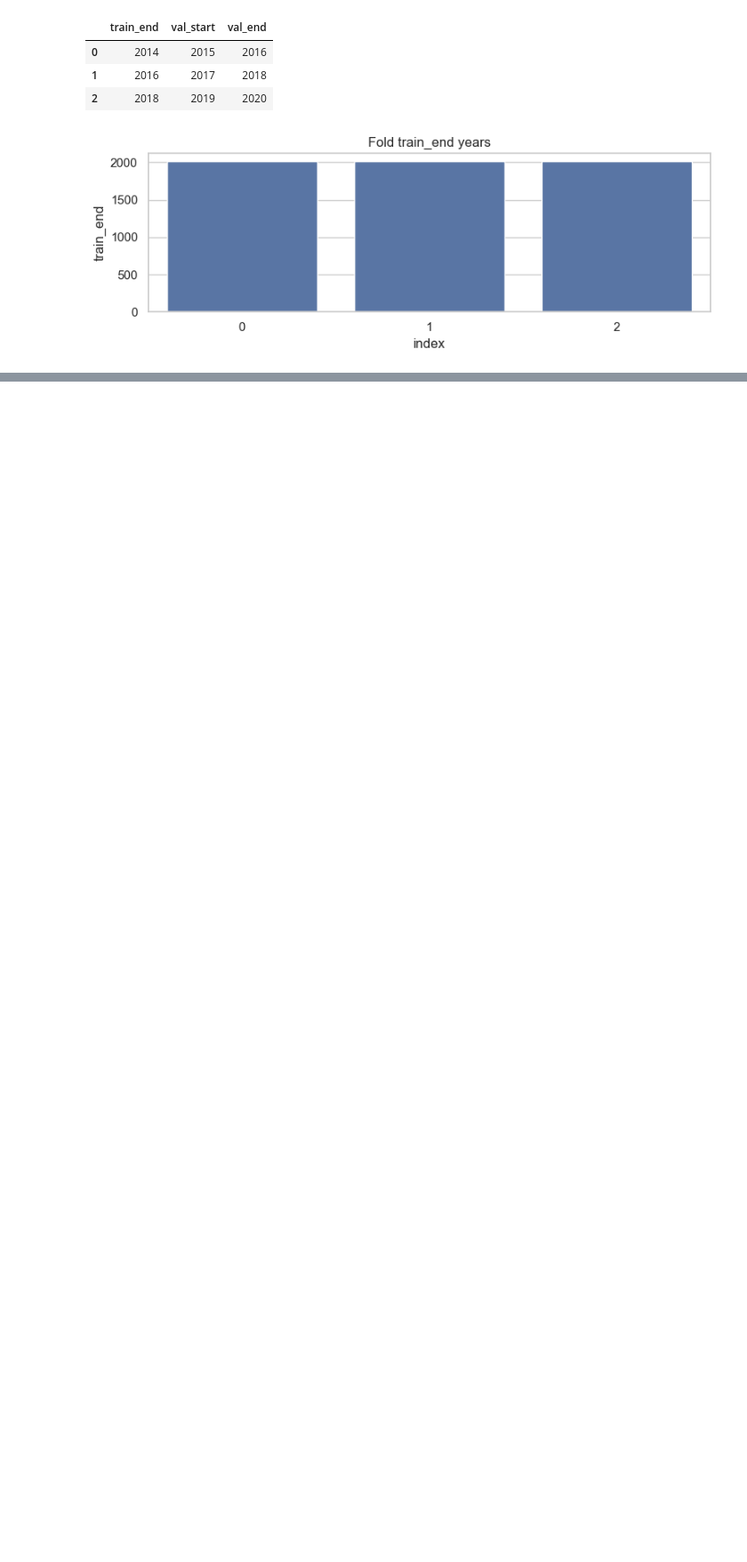
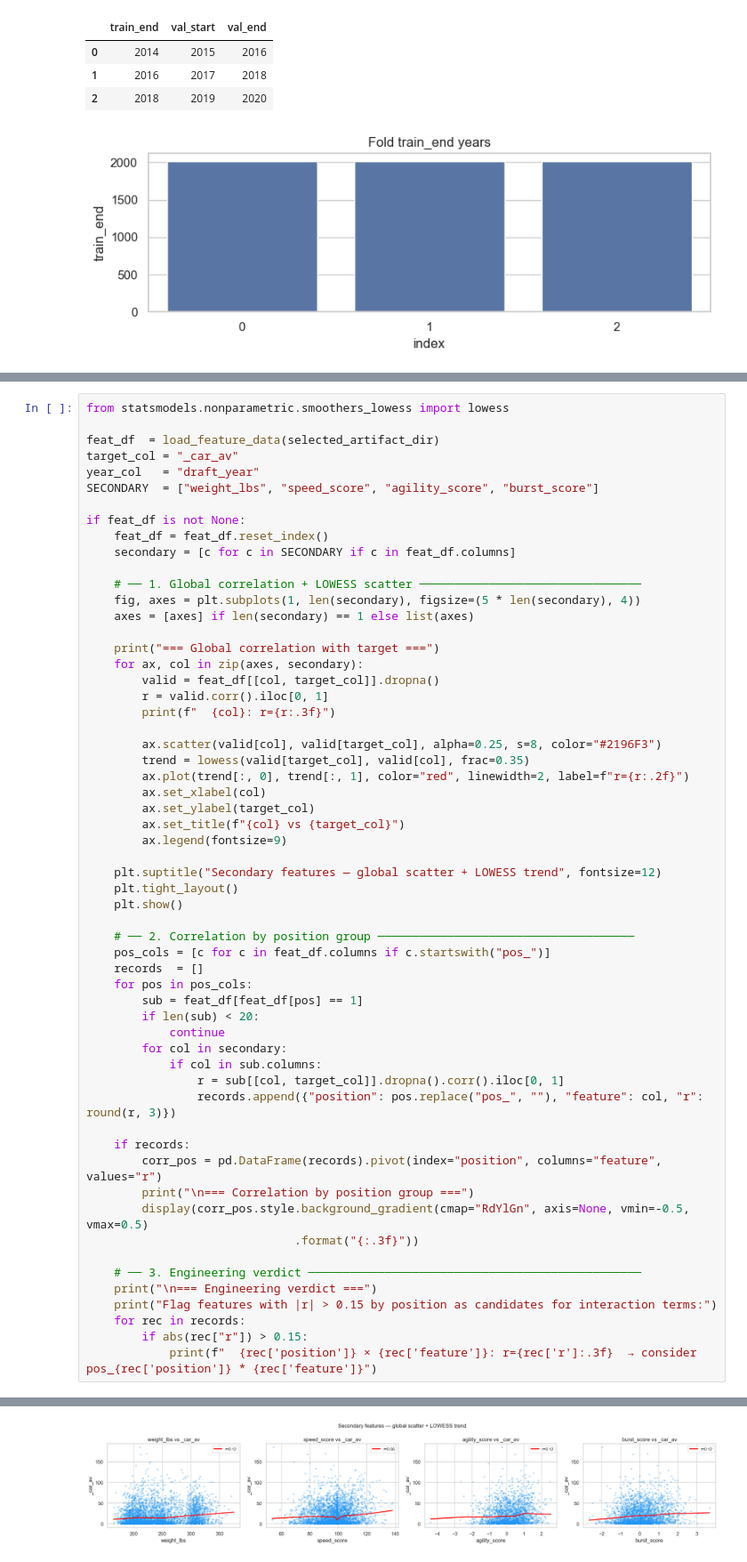
Before and after one commit to SamuelMolero26/nfl-model-platform, a Jupyter notebook: notebook/player_projection.ipynb, the cells around one changed output, grey strips where cells are left out. Shown at 89% size. Saved outputs shown, nothing was run; the diff lists cells and outputs as text; blank space fills up the shorter version.

```diff
--- a/notebook/player_projection.ipynb
+++ b/notebook/player_projection.ipynb
@@ -372,0 +569,59 @@ If small, combine/athletic data captures comparable signal independently.
+# %%
+from statsmodels.nonparametric.smoothers_lowess import lowess
+
+feat_df  = load_feature_data(selected_artifact_dir)
+target_col = "_car_av"
+year_col   = "draft_year"
+SECONDARY  = ["weight_lbs", "speed_score", "agility_score", "burst_score"]
+
+if feat_df is not None:
+    feat_df = feat_df.reset_index()
+    secondary = [c for c in SECONDARY if c in feat_df.columns]
+
+    # ── 1. Global correlation + LOWESS scatter ────────────────────────────────
+    fig, axes = plt.subplots(1, len(secondary), figsize=(5 * len(secondary), 4))
+    axes = [axes] if len(secondary) == 1 else list(axes)
+
+    print("=== Global correlation with target ===")
+    for ax, col in zip(axes, secondary):
+        valid = feat_df[[col, target_col]].dropna()
+        r = valid.corr().iloc[0, 1]
+        print(f"  {col}: r={r:.3f}")
+
+        ax.scatter(valid[col], valid[target_col], alpha=0.25, s=8, color="#2196F3")
+        trend = lowess(valid[target_col], valid[col], frac=0.35)
+        ax.plot(trend[:, 0], trend[:, 1], color="red", linewidth=2, label=f"r={r:.2f}")
+        ax.set_xlabel(col)
+        ax.set_ylabel(target_col)
+        ax.set_title(f"{col} vs {target_col}")
+        ax.legend(fontsize=9)
+
+    plt.suptitle("Secondary features — global scatter + LOWESS trend", fontsize=12)
+    plt.tight_layout()
+    plt.show()
+
+    # ── 2. Correlation by position group ─────────────────────────────────────
+    pos_cols = [c for c in feat_df.columns if c.startswith("pos_")]
+    records  = []
+    for pos in pos_cols:
+        sub = feat_df[feat_df[pos] == 1]
+        if len(sub) < 20:
+            continue
+        for col in secondary:
+            if col in sub.columns:
+                r = sub[[col, target_col]].dropna().corr().iloc[0, 1]
+                records.append({"position": pos.replace("pos_", ""), "feature": col, "r": round(r, 3)})
+
+    if records:
+        corr_pos = pd.DataFrame(records).pivot(index="position", columns="feature", values="r")
+        print("\n=== Correlation by position group ===")
+        display(corr_pos.style.background_gradient(cmap="RdYlGn", axis=None, vmin=-0.5, vmax=0.5)
+                              .format("{:.3f}"))
+
+    # ── 3. Engineering verdict ────────────────────────────────────────────────
+    print("\n=== Engineering verdict ===")
+    print("Flag features with |r| > 0.15 by position as candidates for interaction terms:")
+    for rec in records:
+        if abs(rec["r"]) > 0.15:
+            print(f"  {rec['position']} × {rec['feature']}: r={rec['r']:.3f}  → consider pos_{rec['position']} * {rec['feature']}")
+# %% [output]
@@ -372,0 +633 @@ If small, combine/athletic data captures comparable signal independently.
+[figure, added]
```
Also changed, not shown: parts of 13 cells of this notebook, 2 other files.
